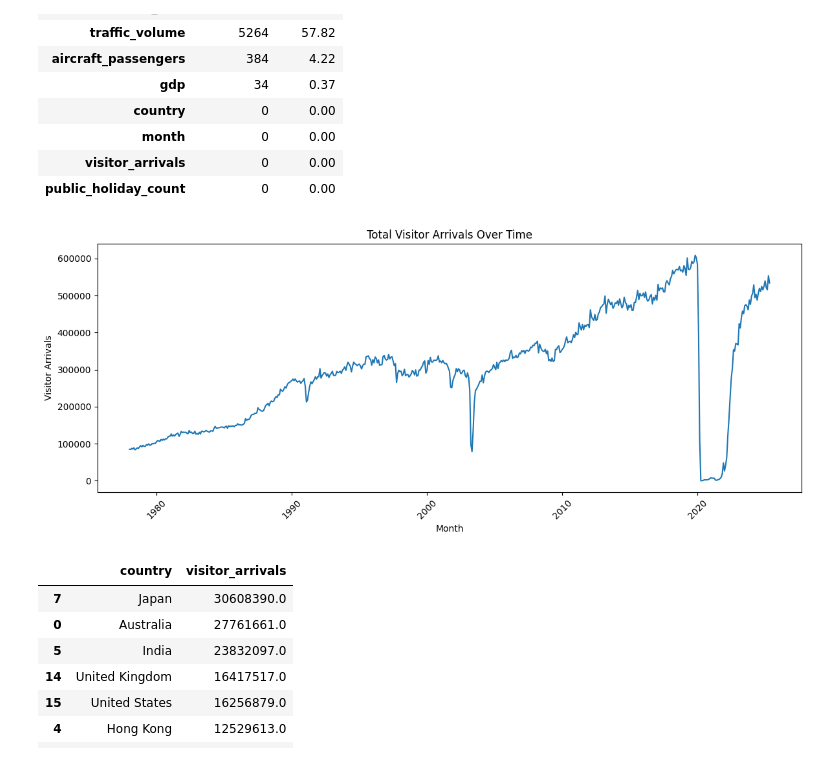
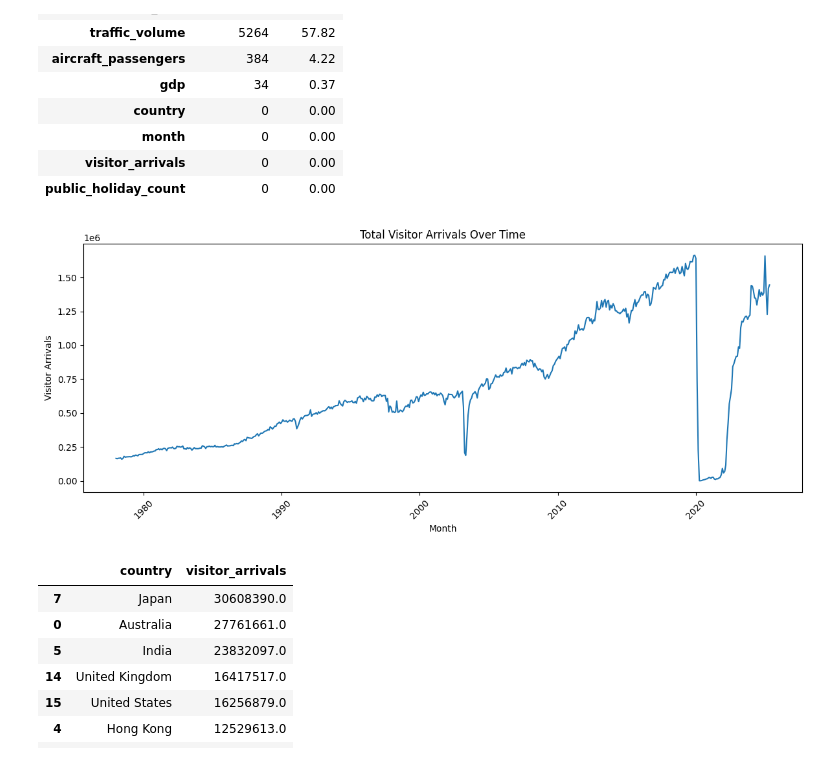
Before and after one commit to Lhanxi/IS3107-tourism-crowd-pipeline, a Jupyter notebook: notebooks/eda_features.ipynb, the cells around one changed output. Drawn from its saved outputs; the diff is of its cells as text; code cells hidden in the pictures.

```diff
--- a/notebooks/eda_features.ipynb
+++ b/notebooks/eda_features.ipynb
@@ -17,3 +17,8 @@ data.head()
 | 2 | Australia | 1978-03-01 | 20819.0 | 135608.0 | NaN | 9 | NaN | ... |
 | 3 | Australia | 1978-04-01 | 18697.0 | 135608.0 | NaN | 1 | NaN | ... |
 | 4 | Australia | 1978-05-01 | 19797.0 | 135608.0 | NaN | 3 | NaN | ... |
+# %%
+total_data = pd.read_csv("../data/total_visitor_arrivals_monthly.csv")
+total_data["month"] = pd.to_datetime(total_data["month"])
+print(total_data.shape)
+total_data.head()
@@ -52,18 +65,16 @@ missing
 # %%
 filtered_data = data[data["month"] >= "2008-01-01"].copy()
 # %%
-monthly_total = data.groupby("month", as_index=False)["visitor_arrivals"].sum()
-
 plt.figure(figsize=(12, 5))
-plt.plot(monthly_total["month"], monthly_total["visitor_arrivals"])
+plt.plot(total_data["month"], total_data["total_visitor_arrivals"])
 plt.title("Total Visitor Arrivals Over Time")
 plt.xlabel("Month")
 plt.ylabel("Visitor Arrivals")
 plt.xticks(rotation=45)
 plt.tight_layout()
 plt.show()
 # %% [output]
-[figure, old version]
+[figure, new version]
 # %%
 top_countries = (
     data.groupby("country", as_index=False)["visitor_arrivals"]
```
Also changed, not shown: parts of 8 cells of this notebook.
